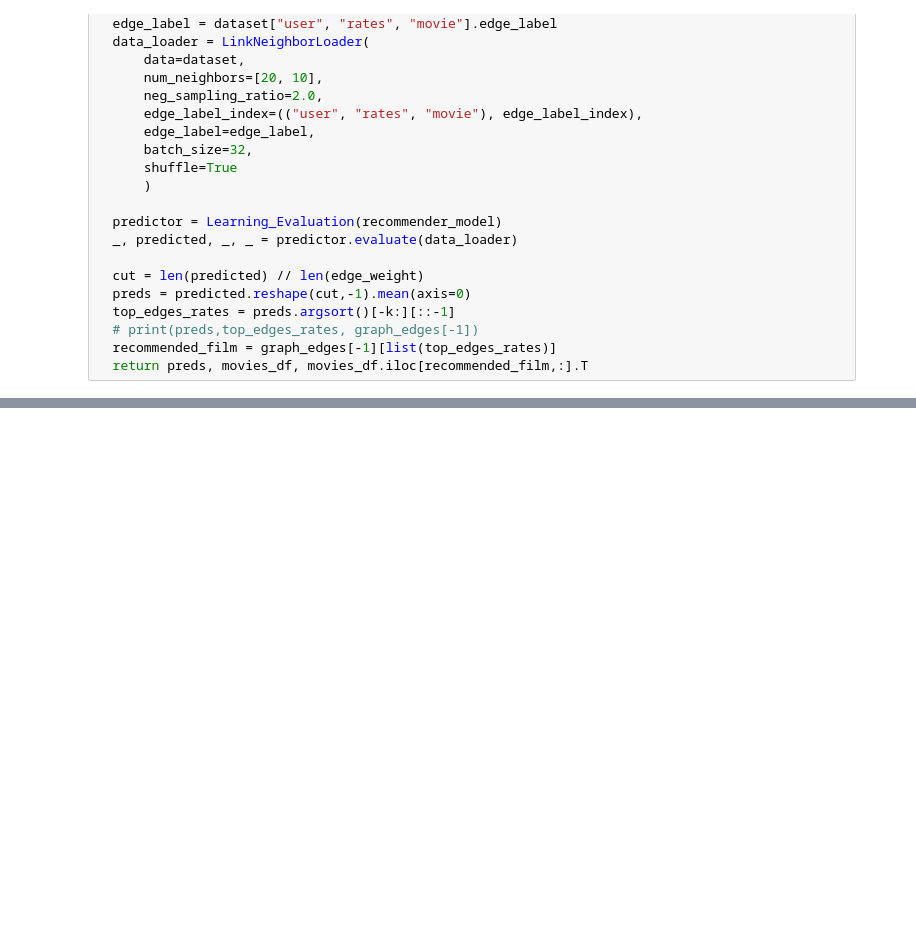
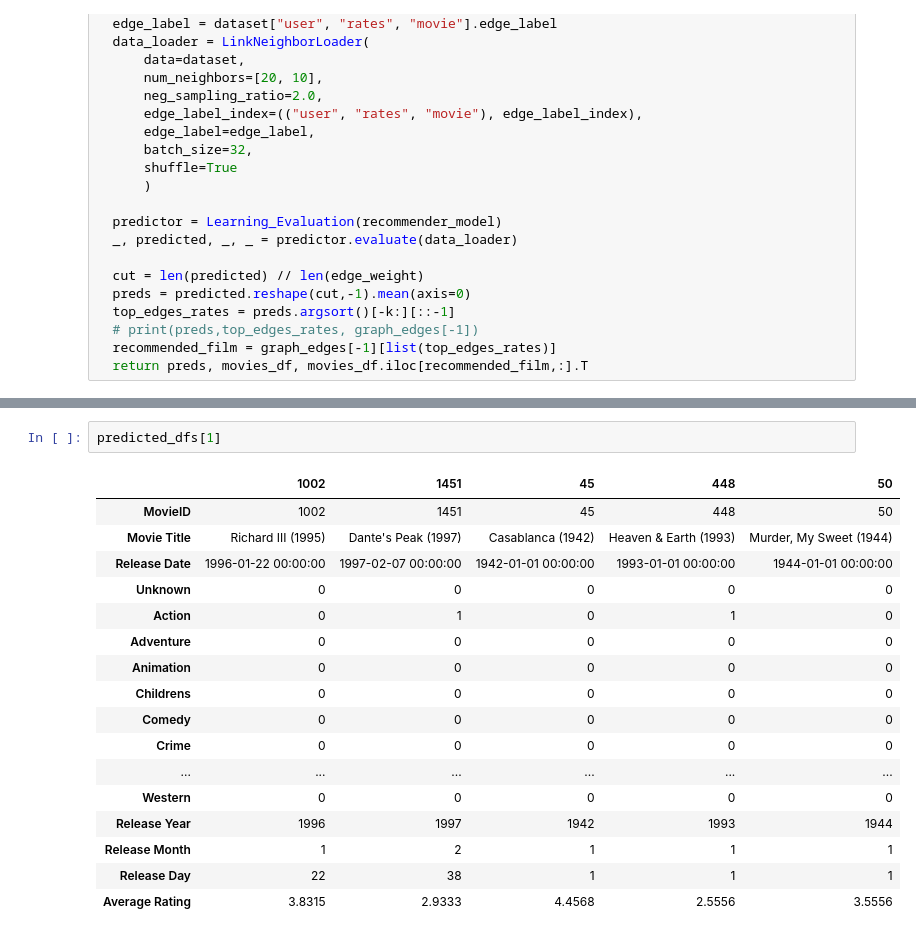
Before and after one commit to mojtabaSefidi/Small-GNN-Based-Projects, a Jupyter notebook: MLG_Final_Project_100k_simulator.ipynb, the cells around one changed output, grey strips where cells are left out. Saved outputs shown, nothing was run; the diff lists cells and outputs as text; blank space fills up the shorter version.

```diff
--- a/MLG_Final_Project_100k_simulator.ipynb
+++ b/MLG_Final_Project_100k_simulator.ipynb
@@ -801,0 +809,20 @@ recommended_film
+# %%
+predicted_dfs[1]
+# %% [output]
+|  | 1002 | 1451 | 45 | 448 | 50 |
+| MovieID | 1002 | 1451 | 45 | 448 | 50 |
+| Movie Title | Richard III (1995) | Dante's Peak (1997) | Casablanca (1942) | Heaven & Earth (1993) | Murder, My Sweet (1944) |
+| Release Date | 1996-01-22 00:00:00 | 1997-02-07 00:00:00 | 1942-01-01 00:00:00 | 1993-01-01 00:00:00 | 1944-01-01 00:00:00 |
+| Unknown | 0 | 0 | 0 | 0 | 0 |
+| Action | 0 | 1 | 0 | 1 | 0 |
+| Adventure | 0 | 0 | 0 | 0 | 0 |
+| Animation | 0 | 0 | 0 | 0 | 0 |
+| Childrens | 0 | 0 | 0 | 0 | 0 |
+| Comedy | 0 | 0 | 0 | 0 | 0 |
+| Crime | 0 | 0 | 0 | 0 | 0 |
+| ... | ... | ... | ... | ... | ... |
+| Western | 0 | 0 | 0 | 0 | 0 |
+| Release Year | 1996 | 1997 | 1942 | 1993 | 1944 |
+| Release Month | 1 | 2 | 1 | 1 | 1 |
+| Release Day | 22 | 38 | 1 | 1 | 1 |
+| Average Rating | 3.8315 | 2.9333 | 4.4568 | 2.5556 | 3.5556 |
```
Also changed, not shown: parts of 9 cells of this notebook.
